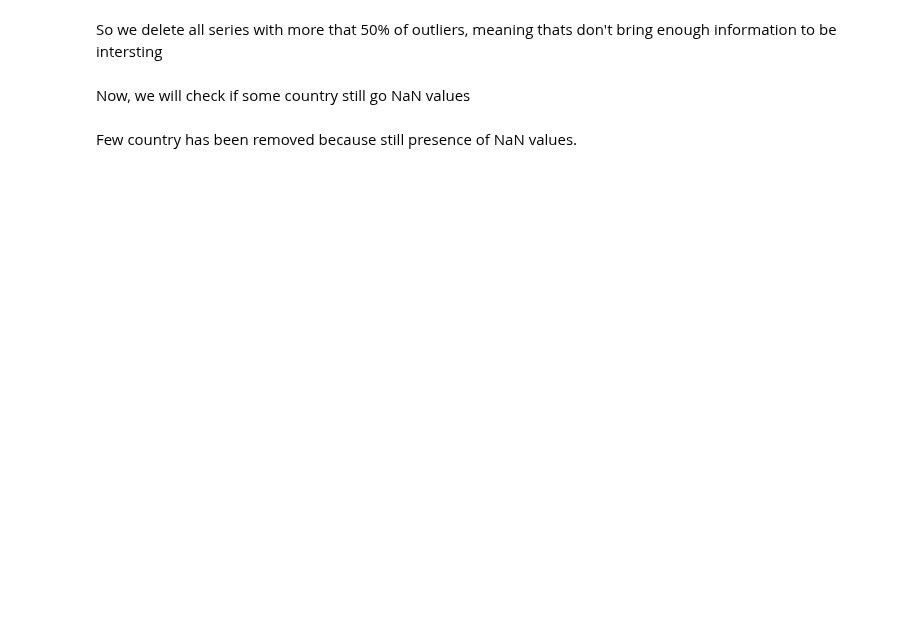
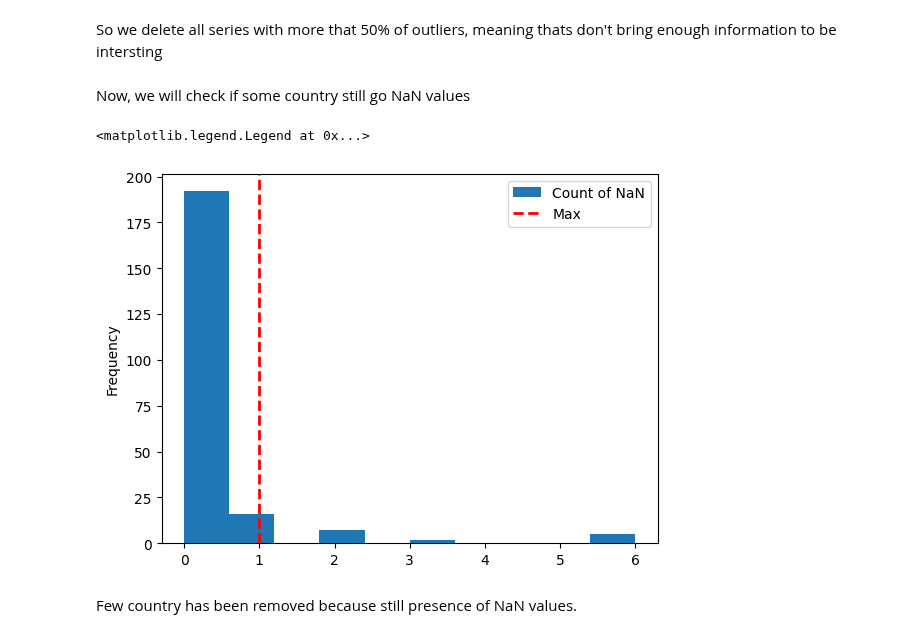
Before and after one commit to f2ire/IA_project, a Jupyter notebook: report1.ipynb, the cells around one changed output. Drawn from its saved outputs; the diff is of its cells as text; code cells hidden in the pictures; blank space fills up the shorter version.

```diff
--- a/report1.ipynb
+++ b/report1.ipynb
@@ -42,12 +56,15 @@ Now, we will check if some country still go NaN values
 # %%
 importlib.reload(dm)
 
-df_nb_nan_s = dm.make_na_count(df)
+df_nb_nan_s = dm.make_na_count(df,False)
 df_nb_nan_s["Series"] = df_nb_nan_s.index
 df_nb_nan_s.plot.hist(y="NaN_count",  label="Count of NaN")
 max_nan_s = 1
 plt.axvline(max_nan_s, color='r', linestyle='dashed', linewidth=2, label="Max")
 plt.legend(loc='upper right')
+# %% [output]
+<matplotlib.legend.Legend at 0x...>
+[figure, added]
 # %% [markdown]
 Few country has been removed because still presence of NaN values.
 # %%
```
Also changed, not shown: parts of 4 cells of this notebook, 2 other files.
